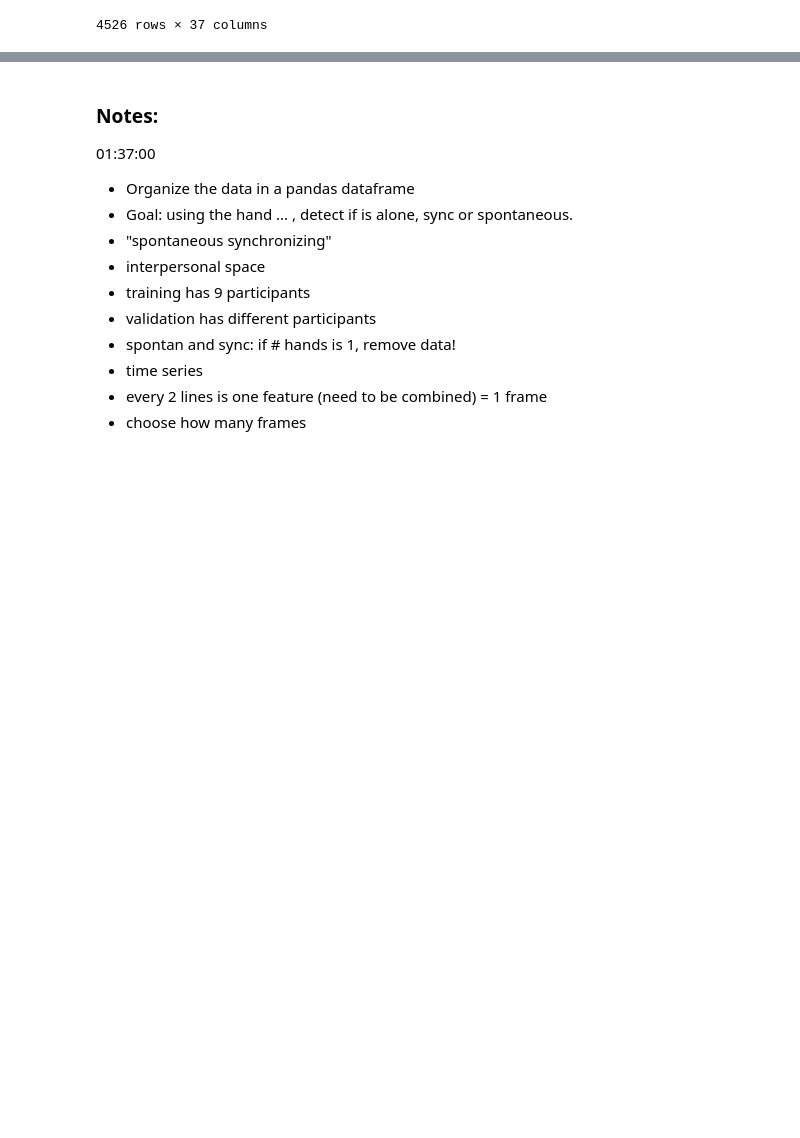
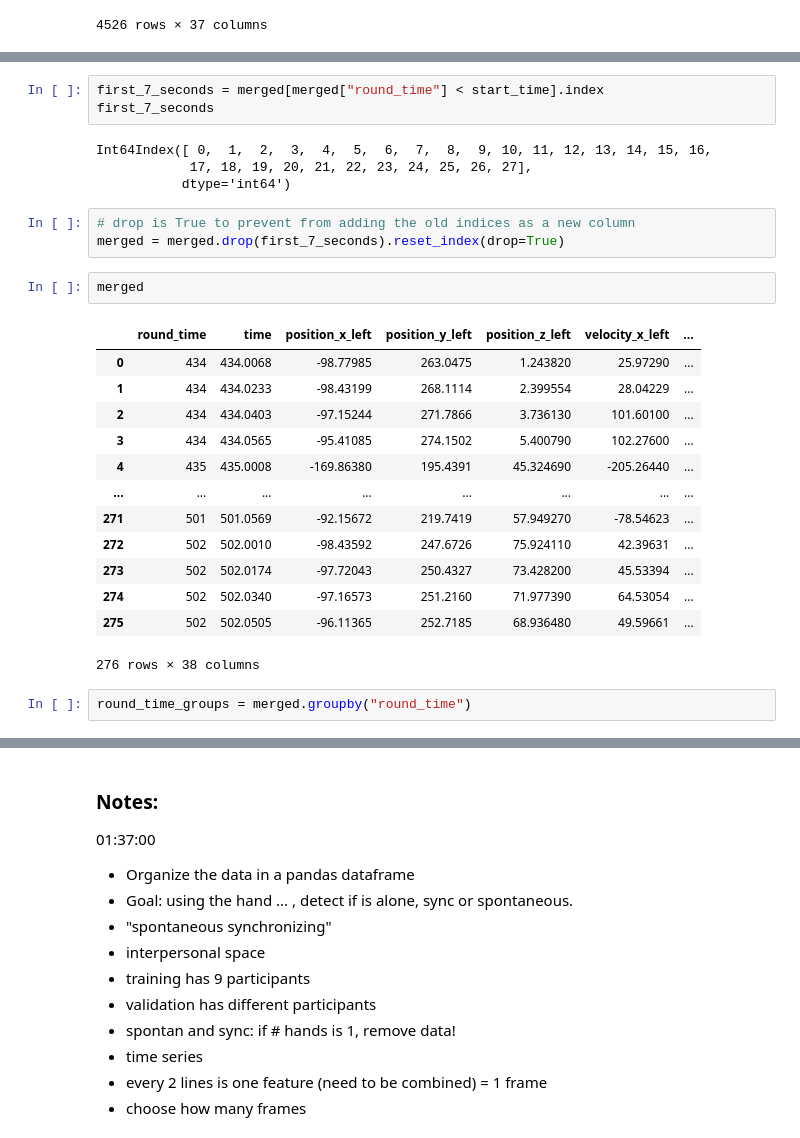
Before and after one commit to adiy55/1SB-Final-Project, a Jupyter notebook: 1SB ML Interpersonal Physical Alignment.ipynb, the cells around one changed output, grey strips where cells are left out. Drawn from its saved outputs; the diff is of its cells as text; blank space fills up the shorter version.

```diff
--- a/1SB ML Interpersonal Physical Alignment.ipynb
+++ b/1SB ML Interpersonal Physical Alignment.ipynb
@@ -147,0 +190,28 @@ AttributeError: 'DataFrame' object has no attribute 'time'
+# %%
+first_7_seconds = merged[merged["round_time"] < start_time].index
+first_7_seconds
+# %% [output]
+Int64Index([ 0,  1,  2,  3,  4,  5,  6,  7,  8,  9, 10, 11, 12, 13, 14, 15, 16,
+            17, 18, 19, 20, 21, 22, 23, 24, 25, 26, 27],
+           dtype='int64')
+# %%
+# drop is True to prevent from adding the old indices as a new column
+merged = merged.drop(first_7_seconds).reset_index(drop=True)
+# %%
+merged
+# %% [output]
+|  | round_time | time | position_x_left | position_y_left | position_z_left | velocity_x_left | ... |
+| 0 | 434 | 434.0068 | -98.77985 | 263.0475 | 1.243820 | 25.97290 | ... |
+| 1 | 434 | 434.0233 | -98.43199 | 268.1114 | 2.399554 | 28.04229 | ... |
+| 2 | 434 | 434.0403 | -97.15244 | 271.7866 | 3.736130 | 101.60100 | ... |
+| 3 | 434 | 434.0565 | -95.41085 | 274.1502 | 5.400790 | 102.27600 | ... |
+| 4 | 435 | 435.0008 | -169.86380 | 195.4391 | 45.324690 | -205.26440 | ... |
+| ... | ... | ... | ... | ... | ... | ... | ... |
+| 271 | 501 | 501.0569 | -92.15672 | 219.7419 | 57.949270 | -78.54623 | ... |
+| 272 | 502 | 502.0010 | -98.43592 | 247.6726 | 75.924110 | 42.39631 | ... |
+| 273 | 502 | 502.0174 | -97.72043 | 250.4327 | 73.428200 | 45.53394 | ... |
+| 274 | 502 | 502.0340 | -97.16573 | 251.2160 | 71.977390 | 64.53054 | ... |
+| 275 | 502 | 502.0505 | -96.11365 | 252.7185 | 68.936480 | 49.59661 | ... |
+276 rows × 38 columns
+# %%
+round_time_groups = merged.groupby("round_time")
```
Also changed, not shown: parts of 14 cells of this notebook.
